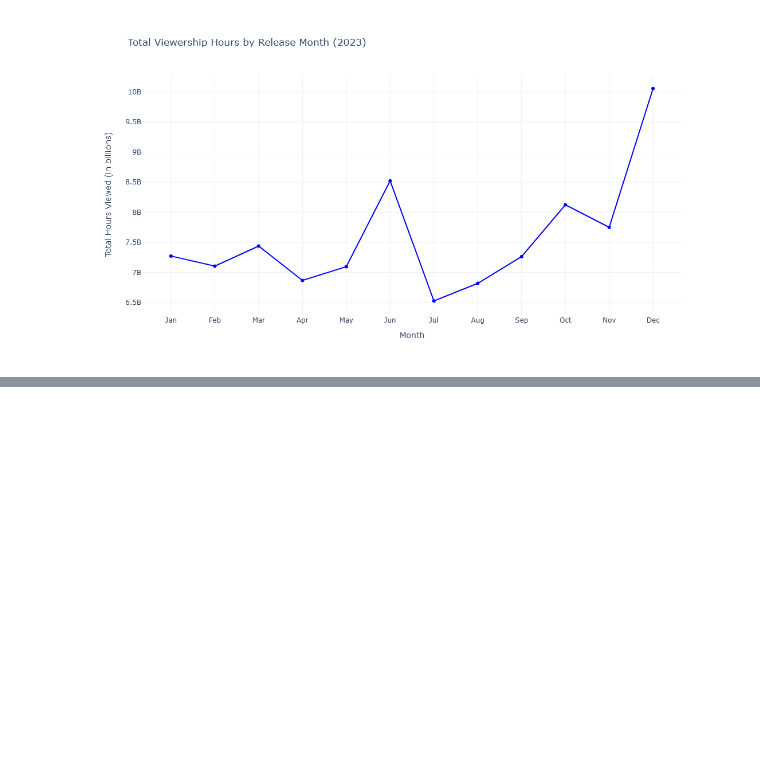
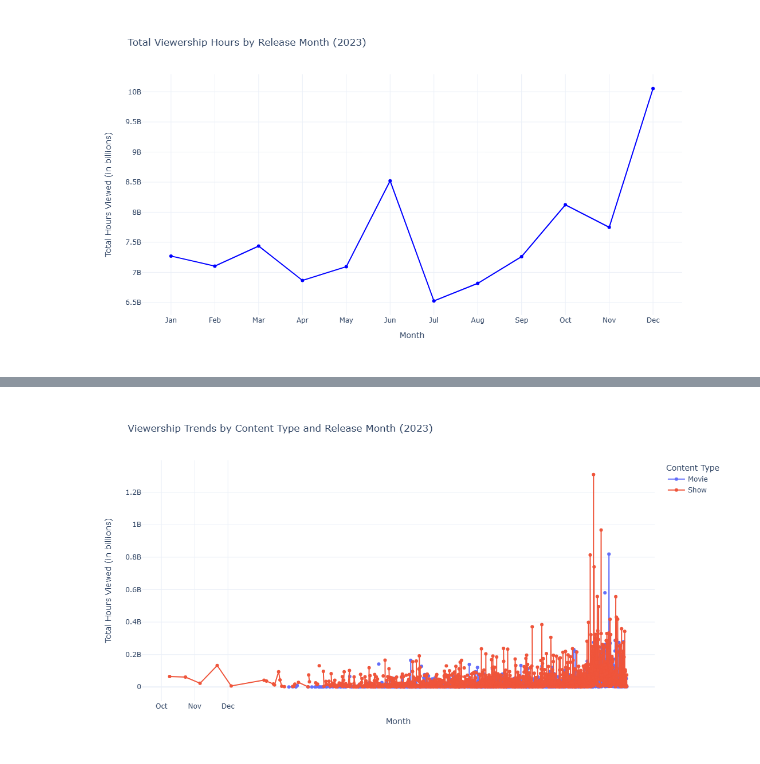
Before and after one commit to Unnathi-Ub/Netflix-Content-Strategy-Analysis-with-Python, a Jupyter notebook: Netflix-Content-Strategy-Analysis-with-Python.ipynb, the cells around one changed output, grey strips where cells are left out. Cells and saved outputs as stored; diff of their text form; code cells hidden in the pictures; blank space fills up the shorter version.

```diff
--- a/Netflix-Content-Strategy-Analysis-with-Python.ipynb
+++ b/Netflix-Content-Strategy-Analysis-with-Python.ipynb
@@ -312,3 +312,34 @@ top_5_title[['Title' , 'Available Globally?' ,	'Release Date' ,	'Hours Viewed' ,
 # %%
 # English-language shows dominate the top viewership spots.
 # But, Korean content also has a notable presence in the top titles, which indicates its global popularity.
+
+# aggregate viewership hours by content type and release month
+monthly_viewership_by_type = df.pivot_table(index="Release Date", columns="Content Type" , values = "Hours Viewed", aggfunc = "sum")
+fig = go.Figure()
+
+
+for content_type in monthly_viewership_by_type.columns:
+    fig.add_trace(
+        go.Scatter(
+            x=monthly_viewership_by_type.index,
+            y=monthly_viewership_by_type[content_type],
+            mode='lines+markers',
+            name=content_type
+        )
+    )
+fig.update_layout(
+        title='Viewership Trends by Content Type and Release Month (2023)',
+        xaxis_title='Month',
+        yaxis_title='Total Hours Viewed (in billions)',
+        xaxis=dict(
+            tickmode='array',
+            tickvals=list(range(1, 13)),
+            ticktext=['Jan', 'Feb', 'Mar', 'Apr', 'May', 'Jun', 'Jul', 'Aug', 'Sep', 'Oct', 'Nov', 'Dec']
+        ),
+        height=600,
+        width=1000,
+        legend_title='Content Type'
+    )
+fig.show()
+# %% [output]
+[figure, added]
```
Also changed, not shown: parts of 2 cells of this notebook.
